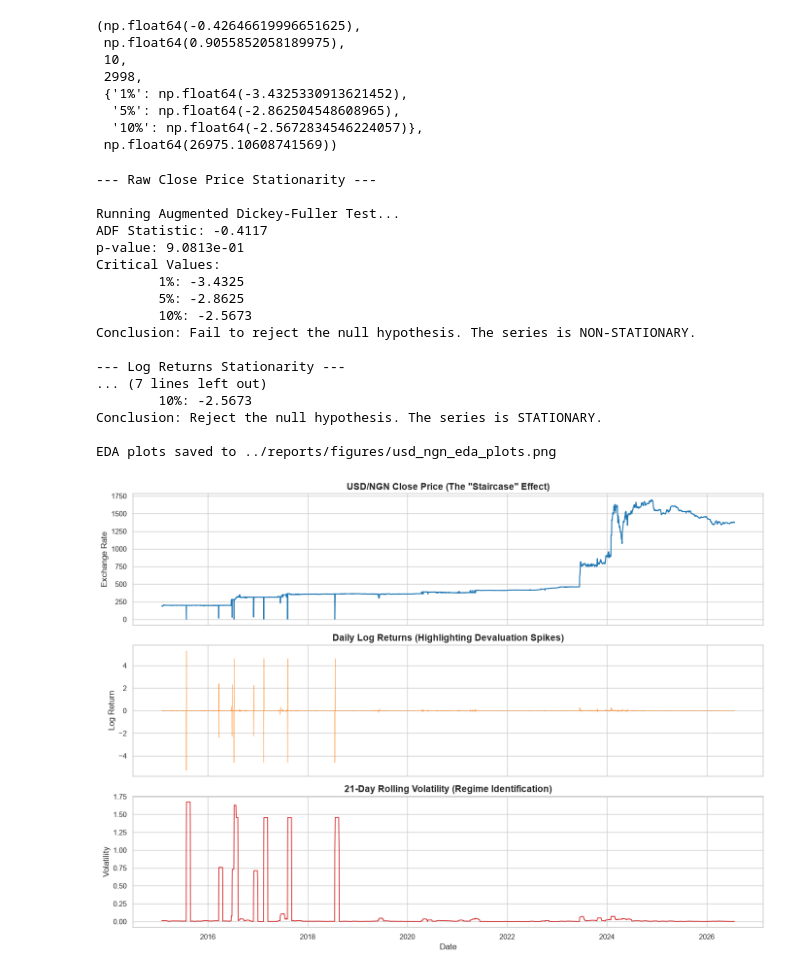
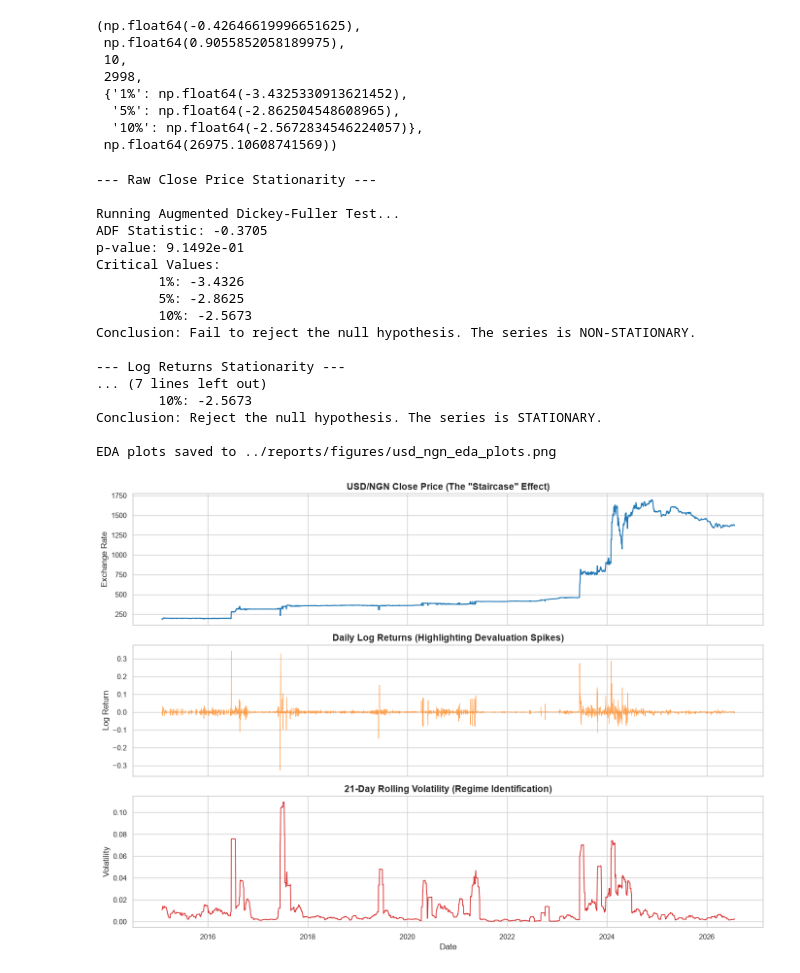
Before and after one commit to claziq/usd-ngn-regime-forecasting, a Jupyter notebook: notebook/01_eda_and_structural_breaks.ipynb, the cells around one changed output. Saved outputs shown, nothing was run; the diff lists cells and outputs as text; code cells hidden in the pictures.

```diff
--- a/notebook/01_eda_and_structural_breaks.ipynb
+++ b/notebook/01_eda_and_structural_breaks.ipynb
@@ -225,6 +225,10 @@ def load_and_prepare_data(filepath="../data/raw/raw_usd_ngn.csv"):
     # yfinance creates multi-level columns, although I have removed that in the previous step, this is just a safeguard
     if isinstance(df.columns, pd.MultiIndex):
         df.columns = df.columns.get_level_values(0)
+
+    # Filtering out the bad data
+    # Filter out rows where 'Close' is less than or equal to 100 to adress the zero value issue
+    df = df[df['Close'] > 100]
 
     # Standardize column name just in case
     df = df[['Close']].dropna()
@@ -289,35 +293,35 @@ def plot_market_dynamics(df):
 
 
 if __name__ == "__main__":
     # Load and process
     df_processed = load_and_prepare_data()
 
     # Check stationarity on the raw price vs log returns
     print("--- Raw Close Price Stationarity ---")
     check_stationarity(df_processed['Close'])
 
     print("\n--- Log Returns Stationarity ---")
     check_stationarity(df_processed['Log_Returns'])
 
     # Generate the visual profile
     plot_market_dynamics(df_processed)
 # %% [output]
 --- Raw Close Price Stationarity ---
 
 Running Augmented Dickey-Fuller Test...
-ADF Statistic: -0.4117
-p-value: 9.0813e-01
+ADF Statistic: -0.3705
+p-value: 9.1492e-01
 Critical Values:
-        1%: -3.4325
+        1%: -3.4326
         5%: -2.8625
         10%: -2.5673
 Conclusion: Fail to reject the null hypothesis. The series is NON-STATIONARY.
 
 --- Log Returns Stationarity ---
 ... (7 lines left out)
         10%: -2.5673
 Conclusion: Reject the null hypothesis. The series is STATIONARY.
 
 EDA plots saved to ../reports/figures/usd_ngn_eda_plots.png
-[figure, old version]
+[figure, new version]
 # %% [markdown]
```
Also changed, not shown: parts of 2 cells of this notebook, 1 other file.
